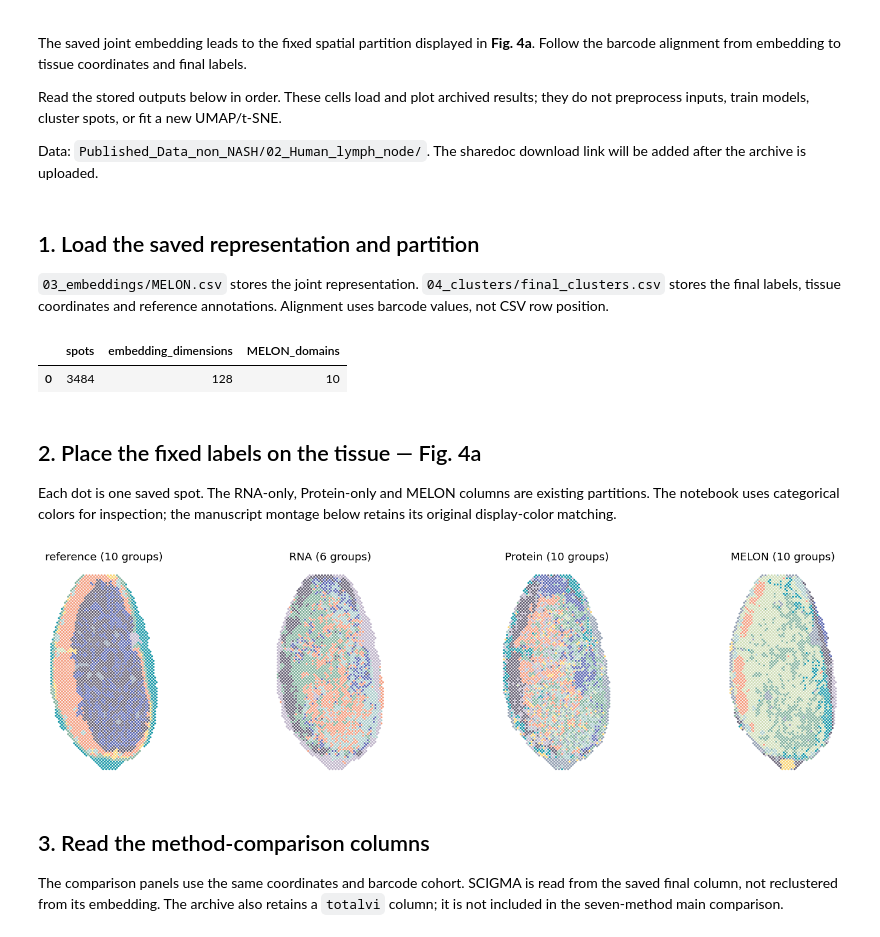
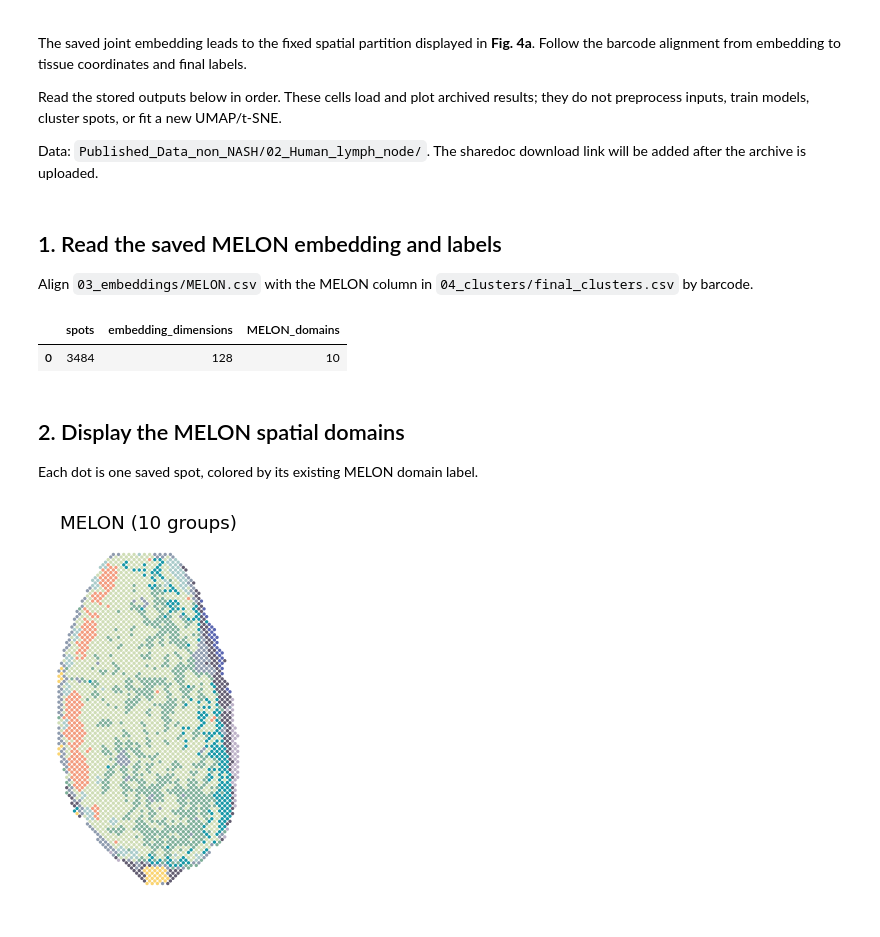
Before and after one commit to txbrook/MELON, a Jupyter notebook: Reproduce/human_lymph_node/paper_figures.ipynb, the cells around one changed output. Drawn from its saved outputs; the diff is of its cells as text; code cells hidden in the pictures.

Commit message:
Show only MELON results in figure walkthroughs

```diff
--- a/Reproduce/human_lymph_node/paper_figures.ipynb
+++ b/Reproduce/human_lymph_node/paper_figures.ipynb
@@ -20,9 +20,9 @@ DATA_ROOT = Path(os.environ.get("MELON_PUBLISHED_DATA", repo / "Published_Data_n
 DATA = DATA_ROOT / "02_Human_lymph_node"
 assert DATA.is_dir(), "Place Published_Data_non_NASH beside Reproduce, or set MELON_PUBLISHED_DATA."
 # %% [markdown]
-## 1. Load the saved representation and partition
+## 1. Read the saved MELON embedding and labels
 
-`03_embeddings/MELON.csv` stores the joint representation. `04_clusters/final_clusters.csv` stores the final labels, tissue coordinates and reference annotations. Alignment uses barcode values, not CSV row position.
+Align `03_embeddings/MELON.csv` with the MELON column in `04_clusters/final_clusters.csv` by barcode.
 # %%
 embedding = read_indexed(DATA / "03_embeddings/MELON.csv")
 labels = read_indexed(DATA / "04_clusters/final_clusters.csv")
@@ -34,14 +34,10 @@ display(pd.DataFrame({"spots": [len(labels)], "embedding_dimensions": [embedding
 |  | spots | embedding_dimensions | MELON_domains |
 | 0 | 3484 | 128 | 10 |
 # %% [markdown]
-## 2. Place the fixed labels on the tissue — Fig. 4a
+## 2. Display the MELON spatial domains
 
-Each dot is one saved spot. The RNA-only, Protein-only and MELON columns are existing partitions. The notebook uses categorical colors for inspection; the manuscript montage below retains its original display-color matching.
+Each dot is one saved spot, colored by its existing MELON domain label.
 # %%
-show(spatial_panels(labels, ["reference", "RNA", "Protein", "MELON"], ncols=4))
+show(spatial_panels(labels, ["MELON"], ncols=1))
 # %% [output]
-[figure, old version]
+[figure, new version]
-# %% [markdown]
-## 3. Read the method-comparison columns
-
-The comparison panels use the same coordinates and barcode cohort. SCIGMA is read from the saved final column, not reclustered from its embedding. The archive also retains a `totalvi` column; it is not included in the seven-method main comparison.
```
Also changed, not shown: parts of 6 cells of this notebook, 25 other files.
